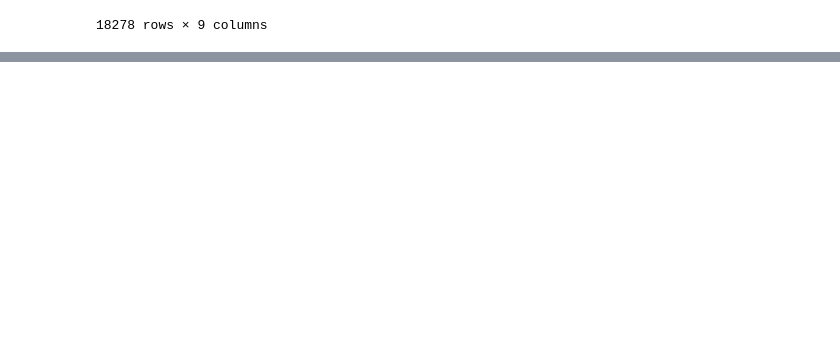
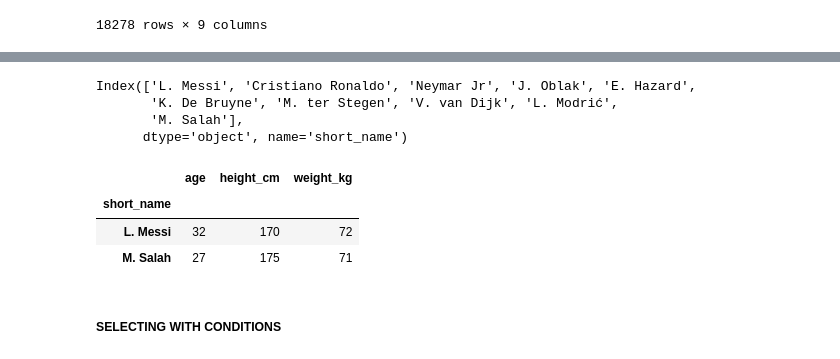
Before and after one commit to Giacomo98DaRe/Python_DataScience, a Jupyter notebook: LessonNotebooks/4.DataExtraction/settingIndex_selectingColumns.ipynb, the cells around one changed output, grey strips where cells are left out. Drawn from its saved outputs; the diff is of its cells as text; code cells hidden in the pictures; blank space fills up the shorter version.

```diff
--- a/LessonNotebooks/4.DataExtraction/settingIndex_selectingColumns.ipynb
+++ b/LessonNotebooks/4.DataExtraction/settingIndex_selectingColumns.ipynb
@@ -60,0 +186,17 @@ df_players.loc[:, "sofifa_id":"club"]
+# %%
+# Get top 1 and top 10
+df_players.index[:10]
+# %% [output]
+Index(['L. Messi', 'Cristiano Ronaldo', 'Neymar Jr', 'J. Oblak', 'E. Hazard',
+       'K. De Bruyne', 'M. ter Stegen', 'V. van Dijk', 'L. Modrić',
+       'M. Salah'],
+      dtype='object', name='short_name')
+# %%
+df_players.loc[["L. Messi", "M. Salah"], columns]
+# %% [output]
+|  | age | height_cm | weight_kg |
+| short_name |  |  |  |
+| L. Messi | 32 | 170 | 72 |
+| M. Salah | 27 | 175 | 71 |
+# %% [markdown]
+##### SELECTING WITH CONDITIONS
```
Also changed, not shown: parts of 21 cells of this notebook.
